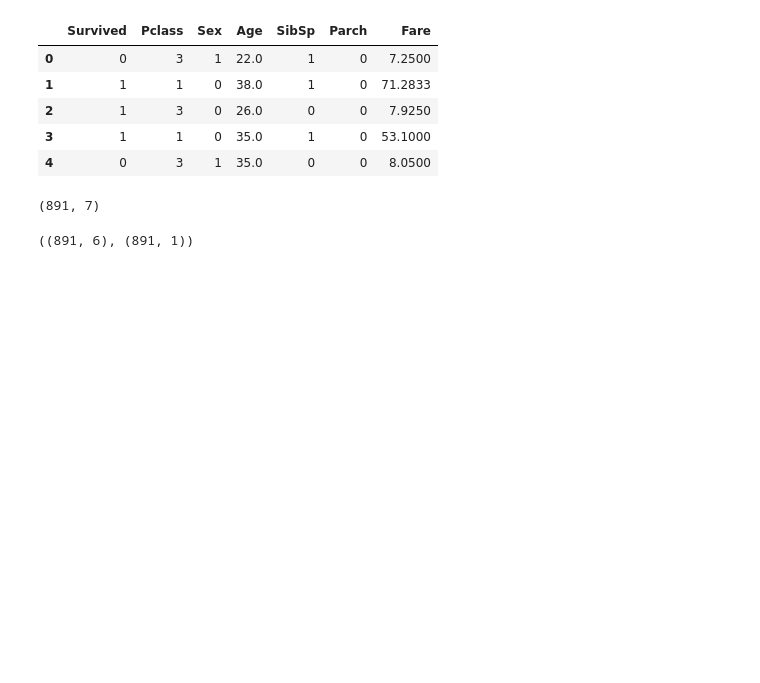
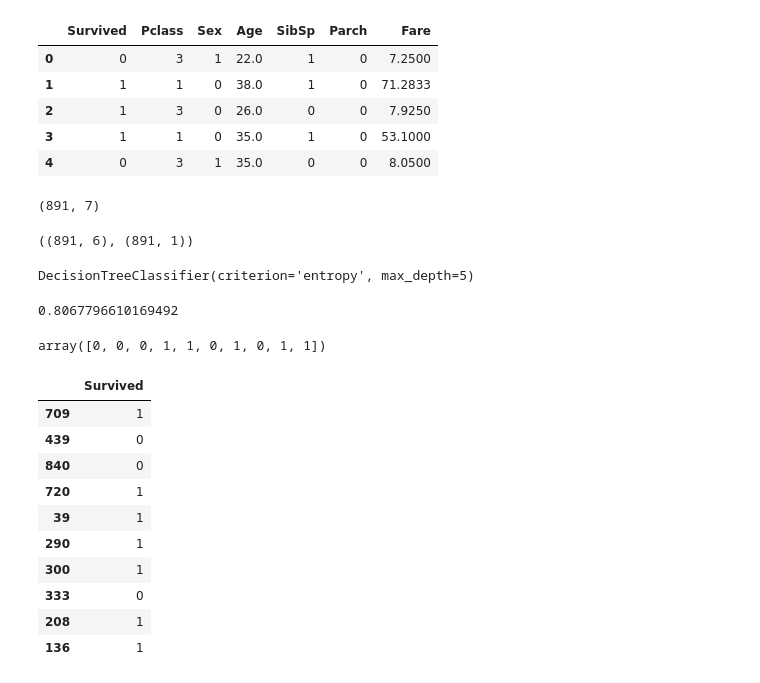
Before and after one commit to LoukikNaik/Machine-Learning, a Jupyter notebook: Decision Tree/Decition Tree.ipynb, the cells around one changed output. Cells and saved outputs as stored; diff of their text form; code cells hidden in the pictures; blank space fills up the shorter version.

```diff
--- a/Decision Tree/Decition Tree.ipynb
+++ b/Decision Tree/Decition Tree.ipynb
@@ -135,0 +135,26 @@ def entropy(col):
+# %%
+sk_tree.fit(X_train, y_train)
+# %% [output]
+DecisionTreeClassifier(criterion='entropy', max_depth=5)
+# %%
+sk_tree.score(X_test, y_test)
+# %% [output]
+0.8067796610169492
+# %%
+sk_tree.predict(X_test[:10])
+# %% [output]
+array([0, 0, 0, 1, 1, 0, 1, 0, 1, 1])
+# %%
+y_test[:10]
+# %% [output]
+|  | Survived |
+| 709 | 1 |
+| 439 | 0 |
+| 840 | 0 |
+| 720 | 1 |
+| 39 | 1 |
+| 290 | 1 |
+| 300 | 1 |
+| 333 | 0 |
+| 208 | 1 |
+| 136 | 1 |
```
Also changed, not shown: parts of 7 cells of this notebook.
